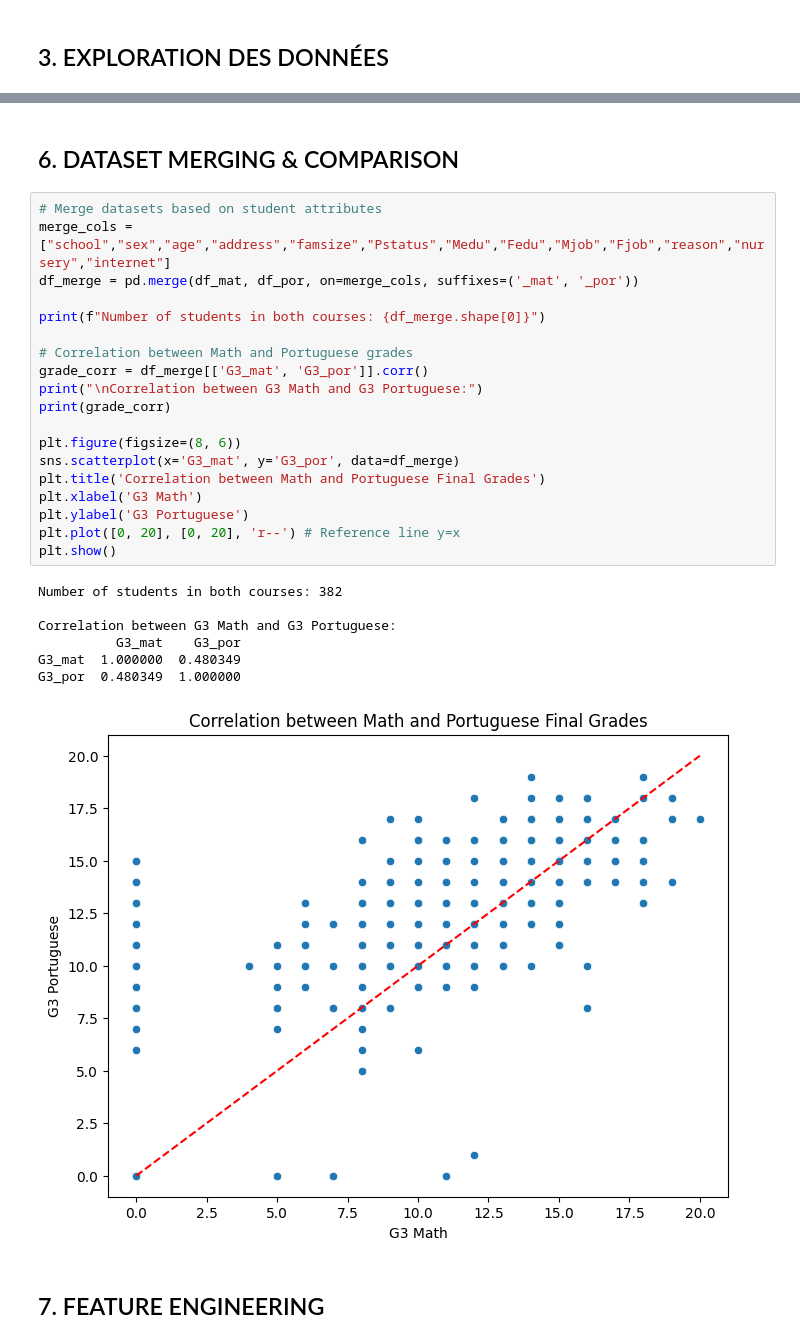
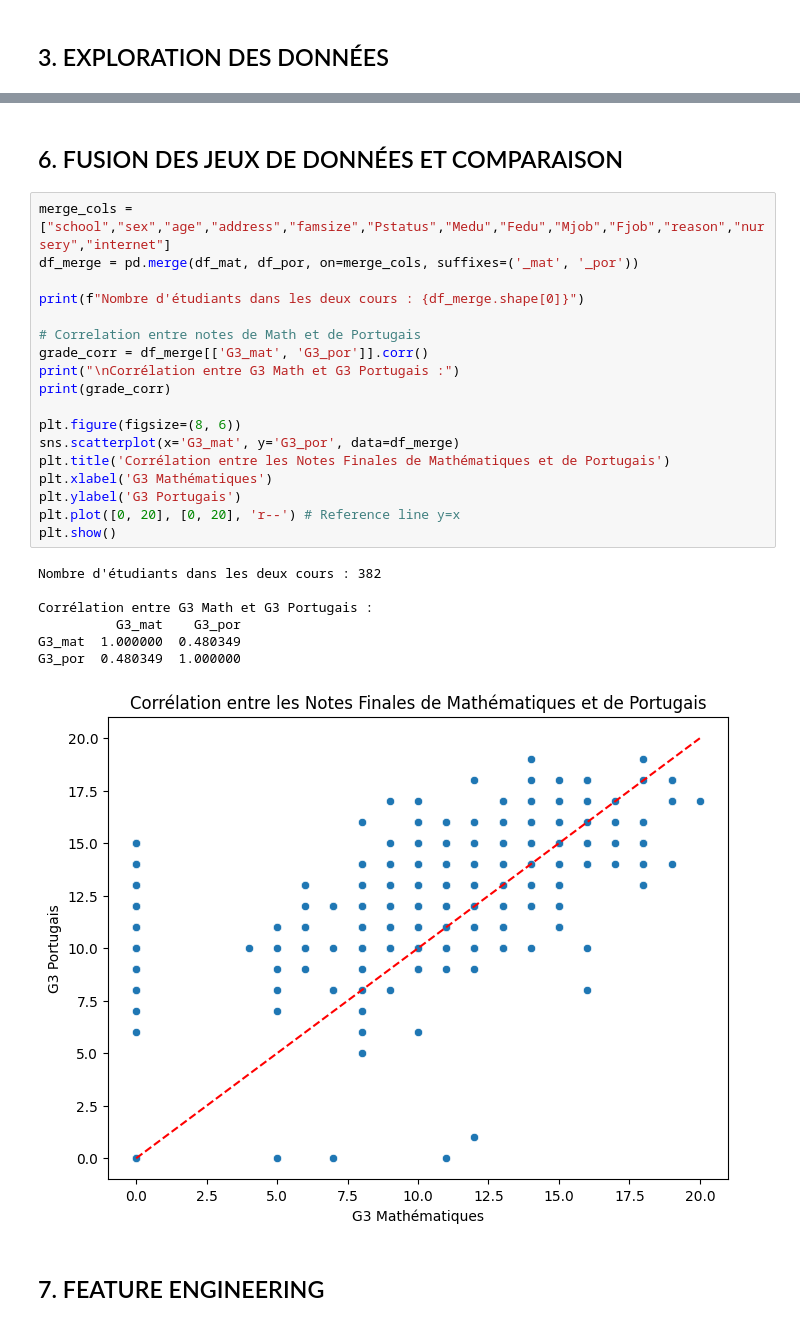
Before and after one commit to crapougnax/simplon-final, a Jupyter notebook: notebooks/main_analysis.ipynb, the cells around one changed output, grey strips where cells are left out. Drawn from its saved outputs; the diff is of its cells as text.

```diff
--- a/notebooks/main_analysis.ipynb
+++ b/notebooks/main_analysis.ipynb
@@ -218,31 +224,30 @@ Random Forest: RMSE = 2.838, R2 = 0.174
-# %% [markdown]
-## 6. DATASET MERGING & COMPARISON
+# %% [markdown]
+## 6. FUSION DES JEUX DE DONNÉES ET COMPARAISON
 # %%
-# Merge datasets based on student attributes
 merge_cols = ["school","sex","age","address","famsize","Pstatus","Medu","Fedu","Mjob","Fjob","reason","nursery","internet"]
 df_merge = pd.merge(df_mat, df_por, on=merge_cols, suffixes=('_mat', '_por'))
 
-print(f"Number of students in both courses: {df_merge.shape[0]}")
+print(f"Nombre d'étudiants dans les deux cours : {df_merge.shape[0]}")
 
-# Correlation between Math and Portuguese grades
+# Correlation entre notes de Math et de Portugais
 grade_corr = df_merge[['G3_mat', 'G3_por']].corr()
-print("\nCorrelation between G3 Math and G3 Portuguese:")
+print("\nCorrélation entre G3 Math et G3 Portugais :")
 print(grade_corr)
 
 plt.figure(figsize=(8, 6))
 sns.scatterplot(x='G3_mat', y='G3_por', data=df_merge)
-plt.title('Correlation between Math and Portuguese Final Grades')
-plt.xlabel('G3 Math')
-plt.ylabel('G3 Portuguese')
+plt.title('Corrélation entre les Notes Finales de Mathématiques et de Portugais')
+plt.xlabel('G3 Mathématiques')
+plt.ylabel('G3 Portugais')
 plt.plot([0, 20], [0, 20], 'r--') # Reference line y=x
 plt.show()
 # %% [output]
-Number of students in both courses: 382
+Nombre d'étudiants dans les deux cours : 382
 
-Correlation between G3 Math and G3 Portuguese:
+Corrélation entre G3 Math et G3 Portugais :
           G3_mat    G3_por
 G3_mat  1.000000  0.480349
 G3_por  0.480349  1.000000
-[figure, old version]
+[figure, new version]
 # %% [markdown]
 ## 7. FEATURE ENGINEERING
```
Also changed, not shown: parts of 12 cells of this notebook, 4 other files.
